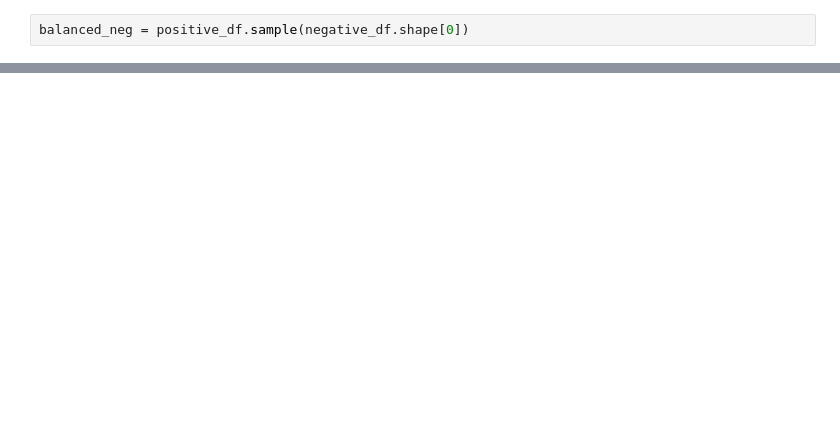
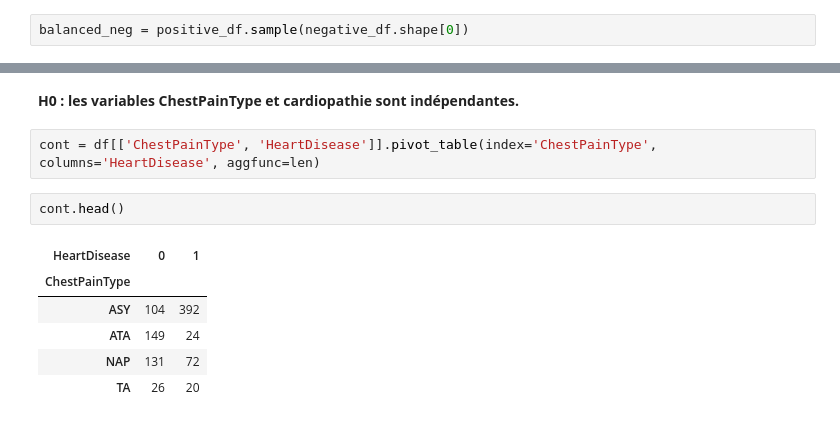
Before and after one commit to mmassonn/heart_attack_prediction, a Jupyter notebook: heart_attack_analyse.ipynb, the cells around one changed output, grey strips where cells are left out. Drawn from its saved outputs; the diff is of its cells as text; blank space fills up the shorter version.

```diff
--- a/heart_attack_analyse.ipynb
+++ b/heart_attack_analyse.ipynb
@@ -378,0 +428,13 @@ for col in features_df :
+# %% [markdown]
+**H0 : les variables ChestPainType et cardiopathie sont indépendantes.**
+# %%
+cont = df[['ChestPainType', 'HeartDisease']].pivot_table(index='ChestPainType', columns='HeartDisease', aggfunc=len)
+# %%
+cont.head()
+# %% [output]
+| HeartDisease | 0 | 1 |
+| ChestPainType |  |  |
+| ASY | 104 | 392 |
+| ATA | 149 | 24 |
+| NAP | 131 | 72 |
+| TA | 26 | 20 |
```
Also changed, not shown: parts of 35 cells of this notebook.
